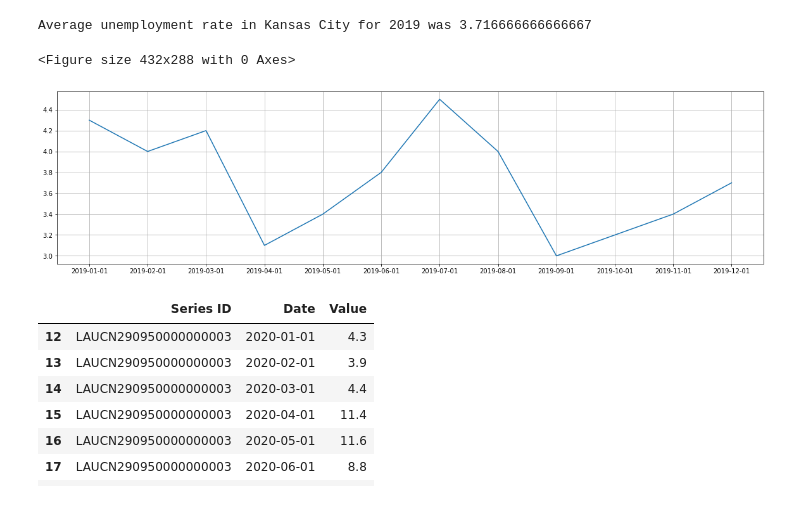
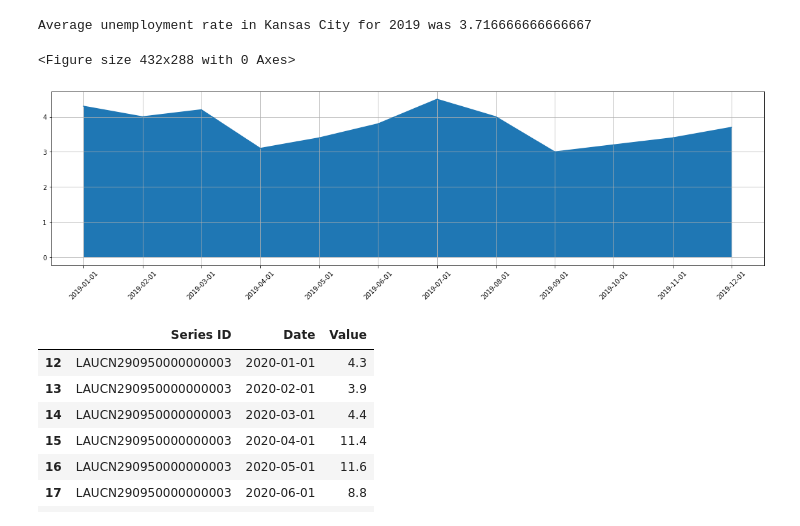
Before and after one commit to E-Weber/EKN-Project, a Jupyter notebook: Unemployment_EW/Unemployment_EW.ipynb, the cells around one changed output. Drawn from its saved outputs; the diff is of its cells as text; code cells hidden in the pictures.

Commit message:
fill below

```diff
--- a/Unemployment_EW/Unemployment_EW.ipynb
+++ b/Unemployment_EW/Unemployment_EW.ipynb
@@ -69,16 +69,15 @@ Average unemployment rate in Kansas City for 2019 was 3.716666666666667
 # %%
 plt.figure()
 plt.figure(figsize=(20,5))
 plt.plot(top['Date'], top['Value'])
-#ax = plt.gca()
-#ax.xaxis.set_major_locator(mdates.MonthLocator(interval=1))
-#ax.xaxis.set_major_formatter(mdates.DateFormatter('%Y-%D-%M'))
-#plt.gcf().autofmt_xdate() # Rotation
+ax = plt.gca()
+ax.tick_params(axis='x', labelrotation = 45)
+plt.fill_between(top['Date'],top['Value'], 0)
 plt.grid(True)
 plt.show()
 # %% [output]
 <Figure size 432x288 with 0 Axes>
-[figure, old version]
+[figure, new version]
 # %%
                 # 2020 Unemployment rate information
 bottom = rate_df.loc[12:23]
```
Also changed, not shown: parts of 7 cells of this notebook, 1 other file.
